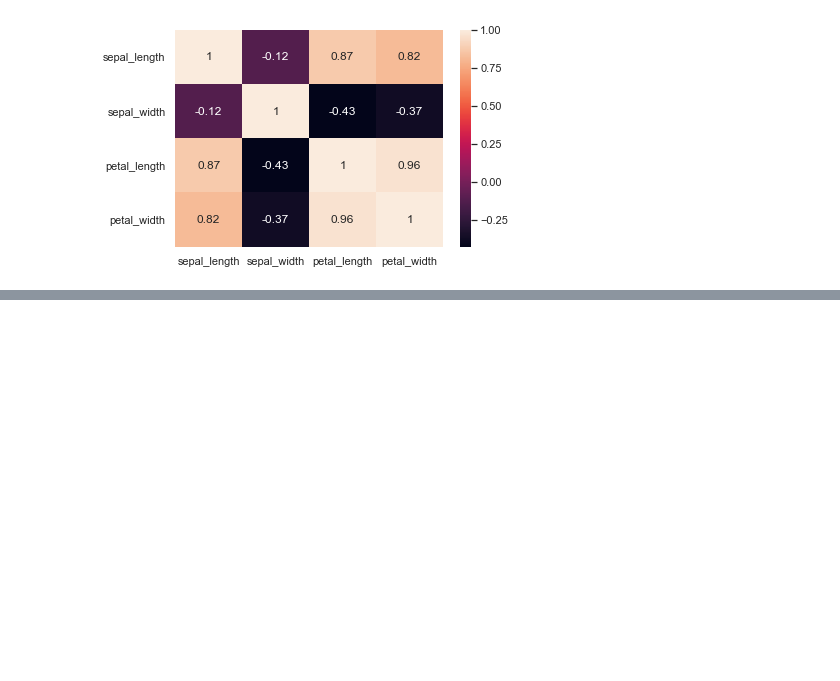
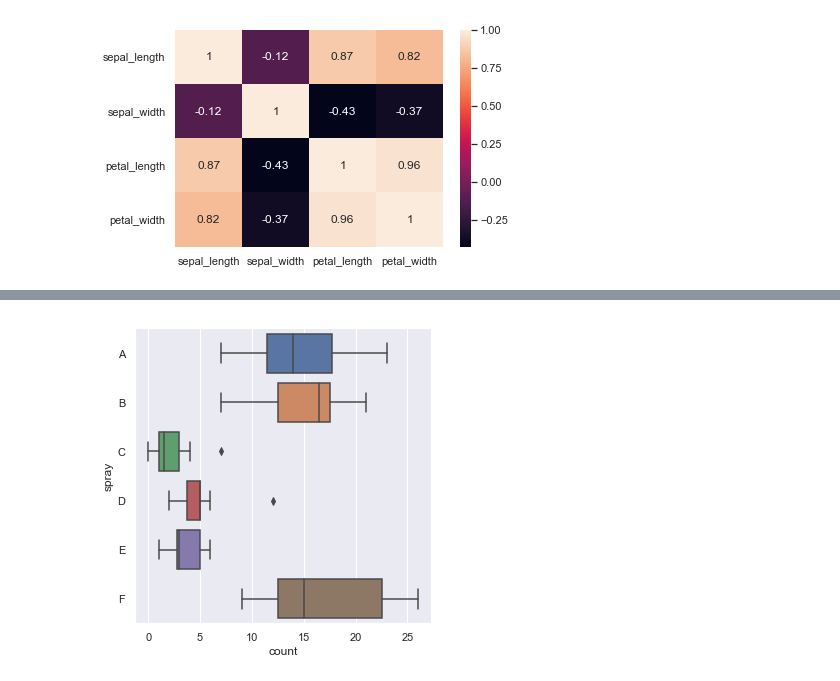
Before and after one commit to escalante-eric/python-exercises, a Jupyter notebook: 4.9_seaborn_exercises.ipynb, the cells around one changed output, grey strips where cells are left out. Cells and saved outputs as stored; diff of their text form; code cells hidden in the pictures; blank space fills up the shorter version.

```diff
--- a/4.9_seaborn_exercises.ipynb
+++ b/4.9_seaborn_exercises.ipynb
@@ -75,0 +78,6 @@ anscombe.describe()
+# %%
+InsectSprays = data('InsectSprays')
+# %%
+sns.catplot(x="count", y="spray", kind="box", data=InsectSprays);
+# %% [output]
+[figure, added]
```
Also changed, not shown: parts of 8 cells of this notebook.
